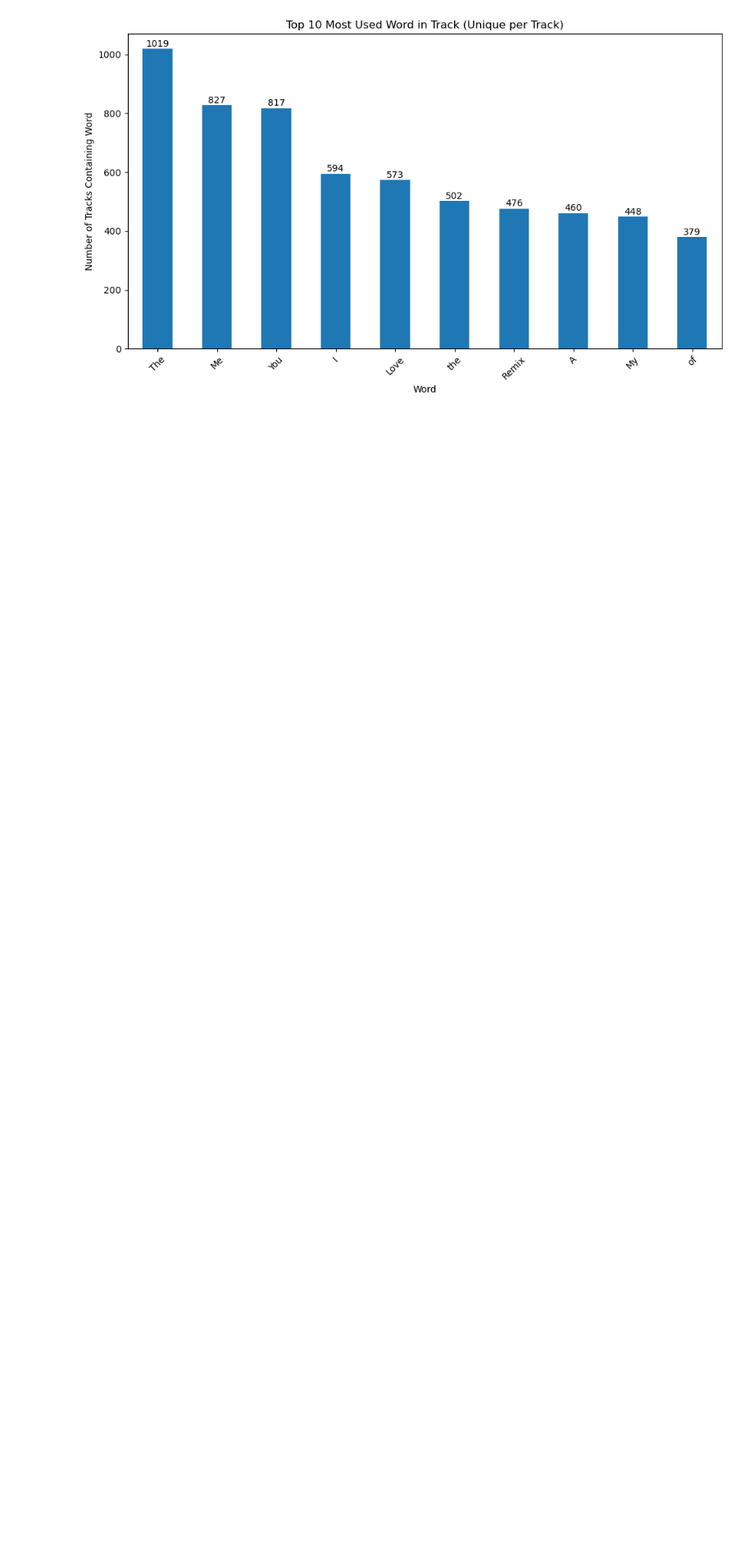
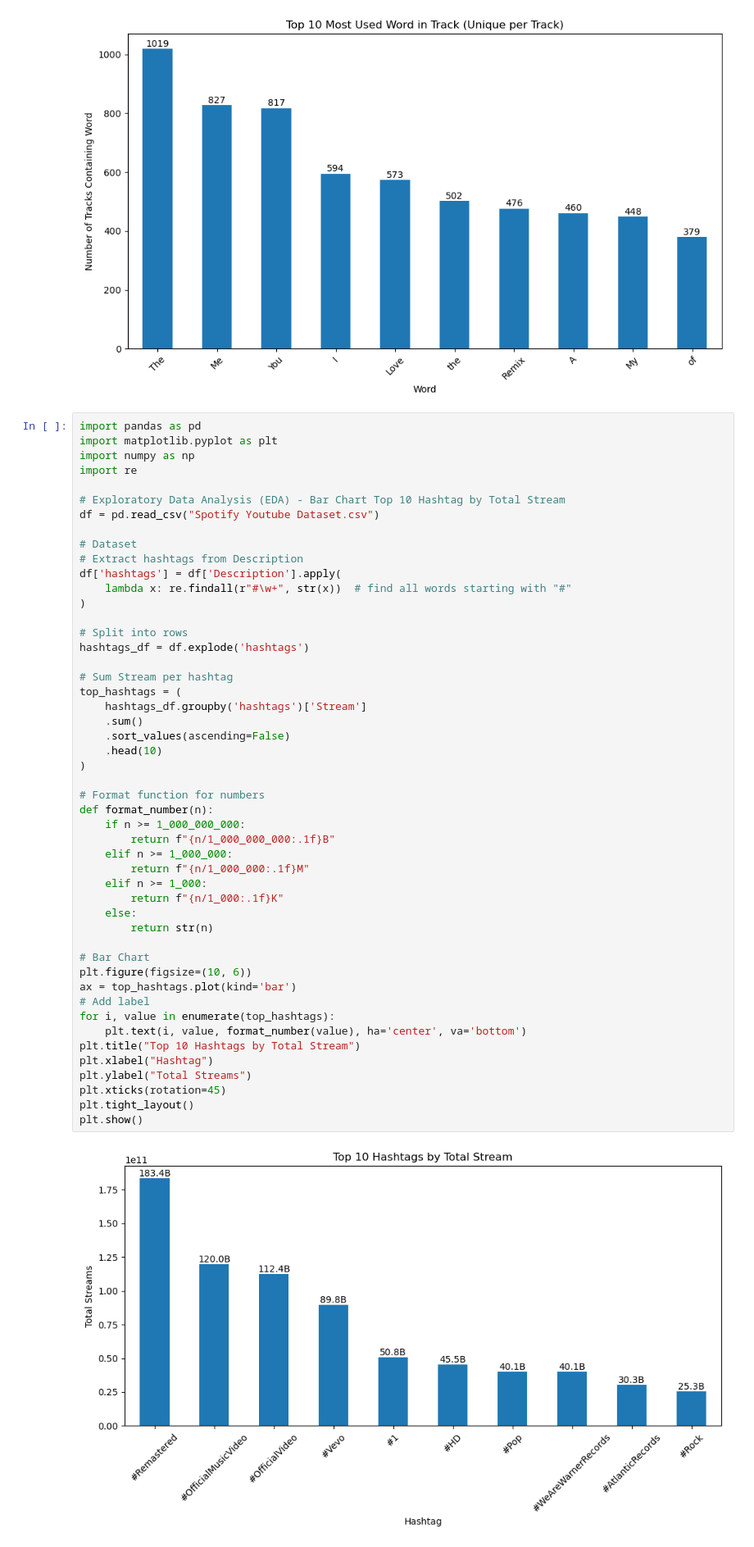
Before and after one commit to FlazeFy2/DS_Spotify-YouTube-Data, a Jupyter notebook: exploratory data analysis-bar.ipynb, the cells around one changed output. Shown at 82% size. Cells and saved outputs as stored; diff of their text form; blank space fills up the shorter version.

Commit message:
[DS] Exploratory Data Analysis (EDA) - Bar Chart Top 10 Hashtag by Total Stream

```diff
--- a/exploratory data analysis-bar.ipynb
+++ b/exploratory data analysis-bar.ipynb
@@ -133,3 +133,54 @@ plt.tight_layout()
 plt.show()
 # %% [output]
 [figure]
+# %%
+import pandas as pd
+import matplotlib.pyplot as plt
+import numpy as np
+import re
+
+# Exploratory Data Analysis (EDA) - Bar Chart Top 10 Hashtag by Total Stream
+df = pd.read_csv("Spotify Youtube Dataset.csv")
+
+# Dataset
+# Extract hashtags from Description
+df['hashtags'] = df['Description'].apply(
+    lambda x: re.findall(r"#\w+", str(x))  # find all words starting with "#"
+)
+
+# Split into rows
+hashtags_df = df.explode('hashtags')
+
+# Sum Stream per hashtag
+top_hashtags = (
+    hashtags_df.groupby('hashtags')['Stream']
+    .sum()
+    .sort_values(ascending=False)
+    .head(10)
+)
+
+# Format function for numbers
+def format_number(n):
+    if n >= 1_000_000_000:
+        return f"{n/1_000_000_000:.1f}B"
+    elif n >= 1_000_000:
+        return f"{n/1_000_000:.1f}M"
+    elif n >= 1_000:
+        return f"{n/1_000:.1f}K"
+    else:
+        return str(n)
+
+# Bar Chart
+plt.figure(figsize=(10, 6))
+ax = top_hashtags.plot(kind='bar')
+# Add label
+for i, value in enumerate(top_hashtags):
+    plt.text(i, value, format_number(value), ha='center', va='bottom')
+plt.title("Top 10 Hashtags by Total Stream")
+plt.xlabel("Hashtag")
+plt.ylabel("Total Streams")
+plt.xticks(rotation=45)
+plt.tight_layout()
+plt.show()
+# %% [output]
+[figure, added]
```
Also changed, not shown: 1 other file.
